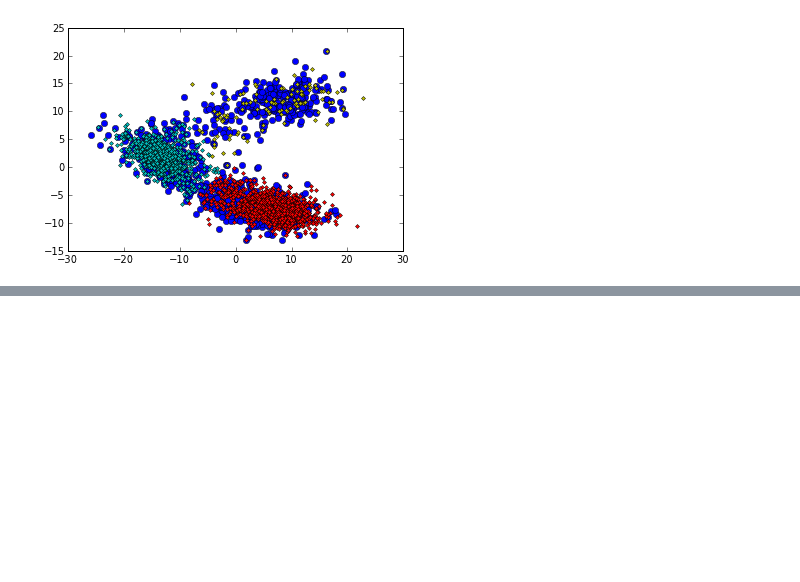
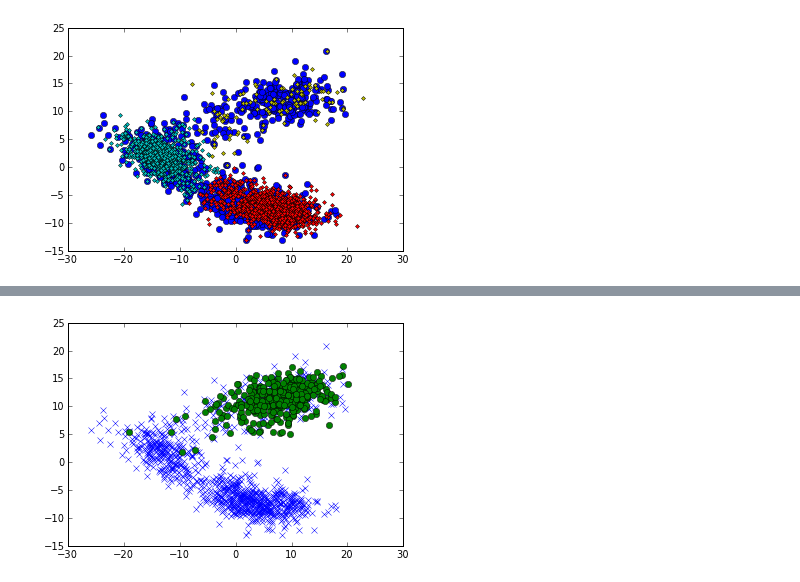
Before and after one commit to theoryno3/khmer, a Jupyter notebook: sampleA_pca_ds.ipynb, the cells around one changed output, grey strips where cells are left out. Cells and saved outputs as stored; diff of their text form; code cells hidden in the pictures; blank space fills up the shorter version.

```diff
--- a/sampleA_pca_ds.ipynb
+++ b/sampleA_pca_ds.ipynb
@@ -74,0 +91,8 @@ plt.show()
+# %%
+fig = plt.figure()
+ax = fig.add_subplot(111)
+ax.plot(sA_contigs0205_pca[:,0], sA_contigs0205_pca[:,1], 'bx')
+ax.plot(type1_pca[:,0], type1_pca[:,1], 'go')
+plt.show()
+# %% [output]
+[figure, added]
```
Also changed, not shown: parts of 3 cells of this notebook, 1 other file.
